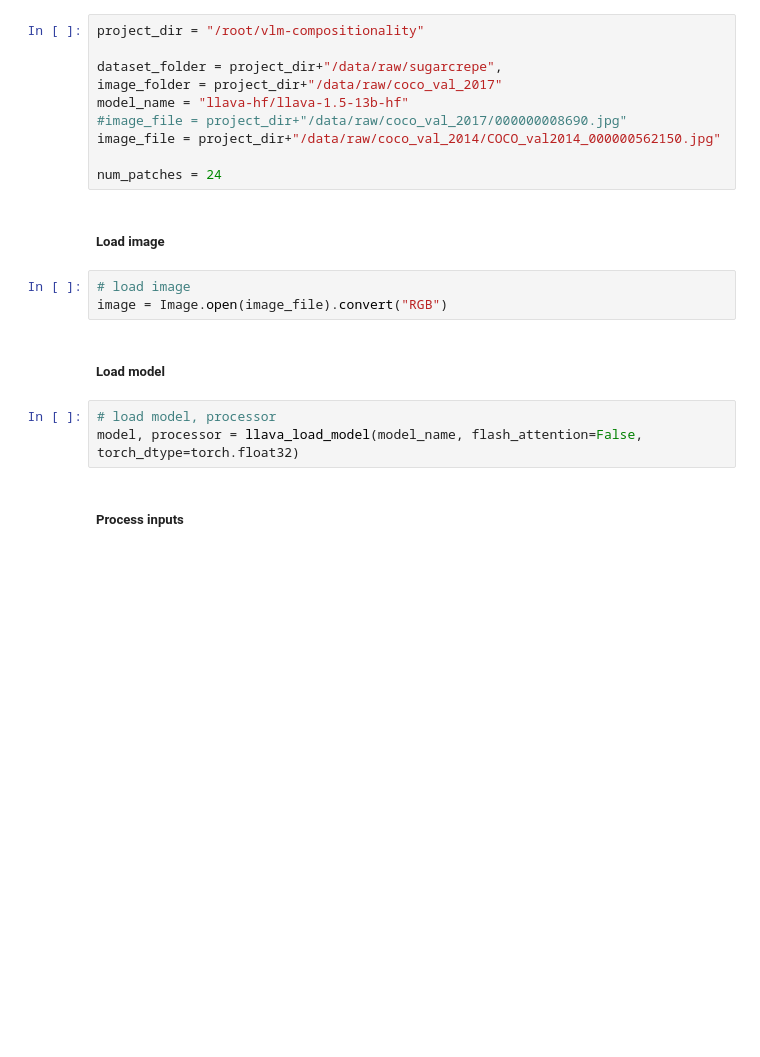
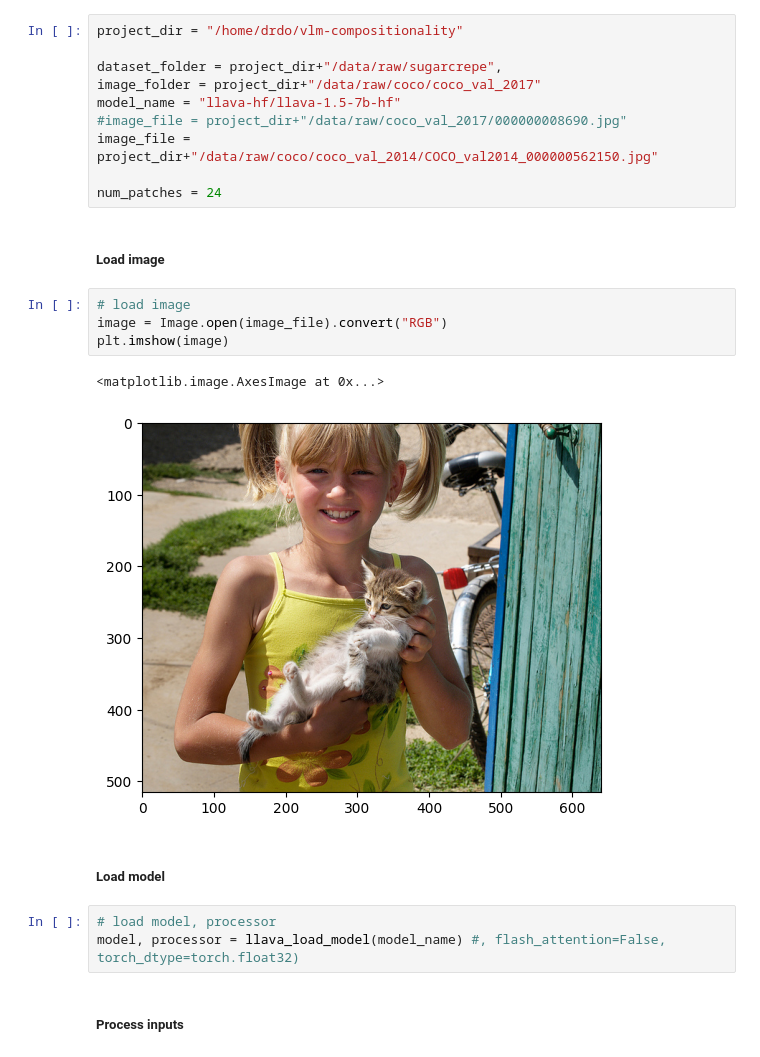
Before and after one commit to tatami-galaxy/vlm-interp, a Jupyter notebook: src/llava_sugarcrepe_logit_lens_loc_demo.ipynb, the cells around one changed output. Cells and saved outputs as stored; diff of their text form; blank space fills up the shorter version.

```diff
--- a/src/llava_sugarcrepe_logit_lens_loc_demo.ipynb
+++ b/src/llava_sugarcrepe_logit_lens_loc_demo.ipynb
@@ -9,13 +8,13 @@ from lens_utils import llava_logit_lens
 # %% [markdown]
 ##### Constants
 # %%
-project_dir = "/root/vlm-compositionality"
+project_dir = "/home/drdo/vlm-compositionality"
 
 dataset_folder = project_dir+"/data/raw/sugarcrepe",
-image_folder = project_dir+"/data/raw/coco_val_2017"
-model_name = "llava-hf/llava-1.5-13b-hf"
+image_folder = project_dir+"/data/raw/coco/coco_val_2017"
+model_name = "llava-hf/llava-1.5-7b-hf"
 #image_file = project_dir+"/data/raw/coco_val_2017/000000008690.jpg"
-image_file = project_dir+"/data/raw/coco_val_2014/COCO_val2014_000000562150.jpg"
+image_file = project_dir+"/data/raw/coco/coco_val_2014/COCO_val2014_000000562150.jpg"
 
 num_patches = 24
 # %% [markdown]
@@ -23,11 +22,15 @@ num_patches = 24
 # %%
 # load image
 image = Image.open(image_file).convert("RGB")
+plt.imshow(image)
+# %% [output]
+<matplotlib.image.AxesImage at 0x...>
+[figure, added]
 # %% [markdown]
 ##### Load model
 # %%
 # load model, processor
-model, processor = llava_load_model(model_name, flash_attention=False, torch_dtype=torch.float32)
+model, processor = llava_load_model(model_name) #, flash_attention=False, torch_dtype=torch.float32)
 # %% [markdown]
 ##### Process inputs
 # %%
```
Also changed, not shown: parts of 4 cells of this notebook, 2 other files.
